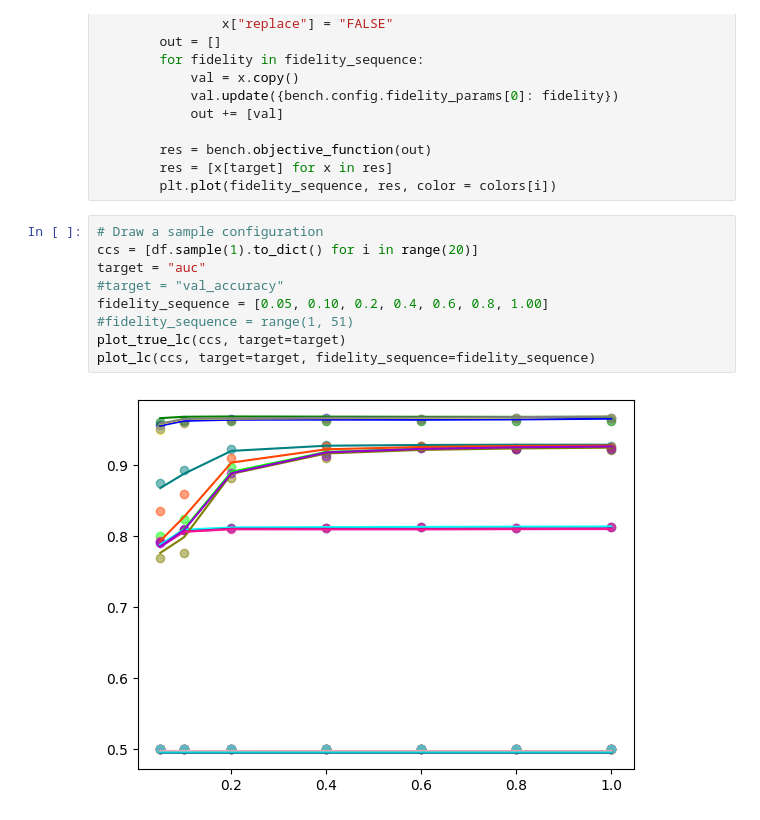
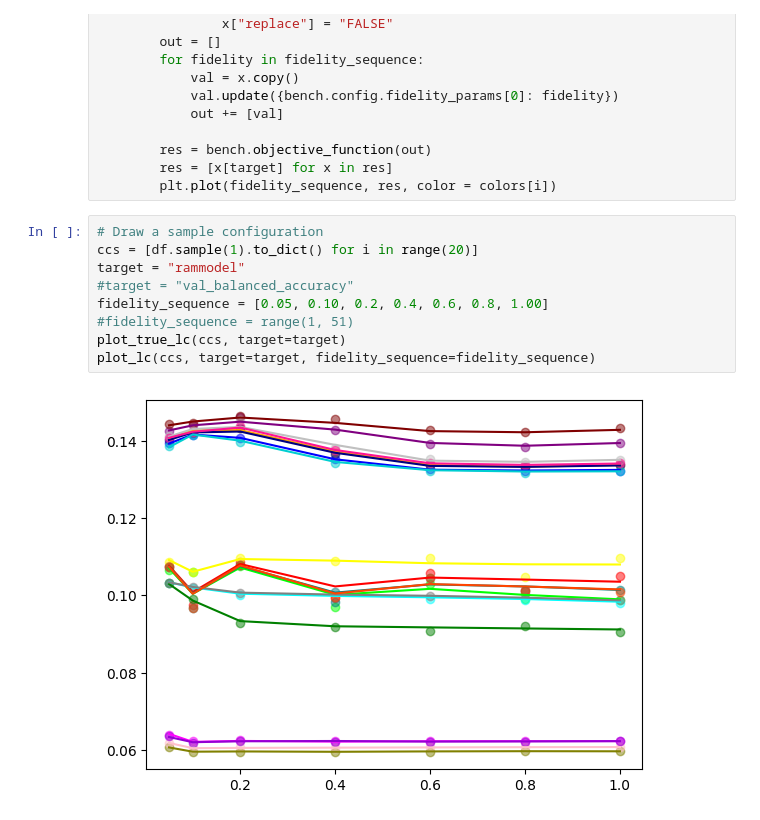
Before and after one commit to slds-lmu/yahpo_gym, a Jupyter notebook: yahpo_train/notebooks/learning_curves.ipynb, the cells around one changed output. Drawn from its saved outputs; the diff is of its cells as text.

```diff
--- a/yahpo_train/notebooks/learning_curves.ipynb
+++ b/yahpo_train/notebooks/learning_curves.ipynb
@@ -52,14 +52,14 @@ def plot_lc(ccs, target, fidelity_sequence):
 # %%
 # Draw a sample configuration
 ccs = [df.sample(1).to_dict() for i in range(20)]
-target = "auc"
-#target = "val_accuracy"
+target = "rammodel"
+#target = "val_balanced_accuracy"
 fidelity_sequence = [0.05, 0.10, 0.2, 0.4, 0.6, 0.8, 1.00]
 #fidelity_sequence = range(1, 51)
 plot_true_lc(ccs, target=target)
 plot_lc(ccs, target=target, fidelity_sequence=fidelity_sequence)
 # %% [output]
-[figure, old version]
+[figure, new version]
 # %%
 ccs
 # %% [output]
```
Also changed, not shown: parts of 6 cells of this notebook, 18 other files.
